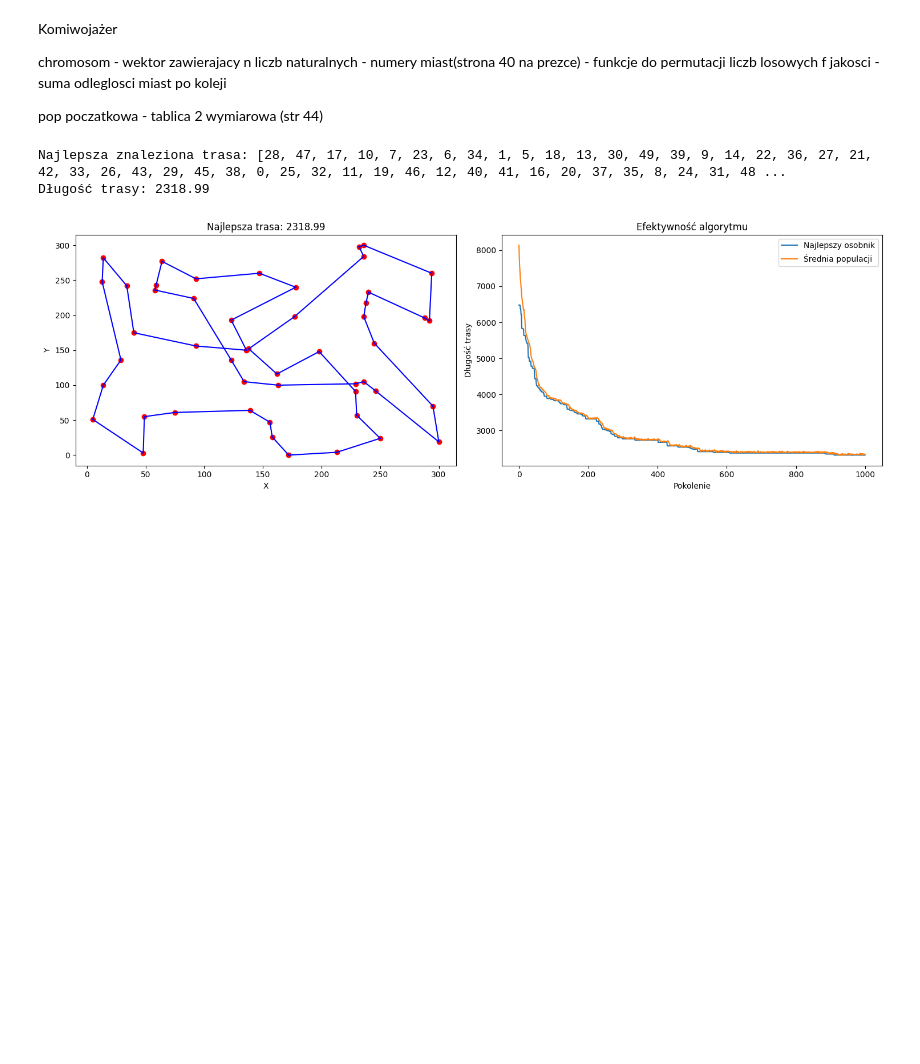
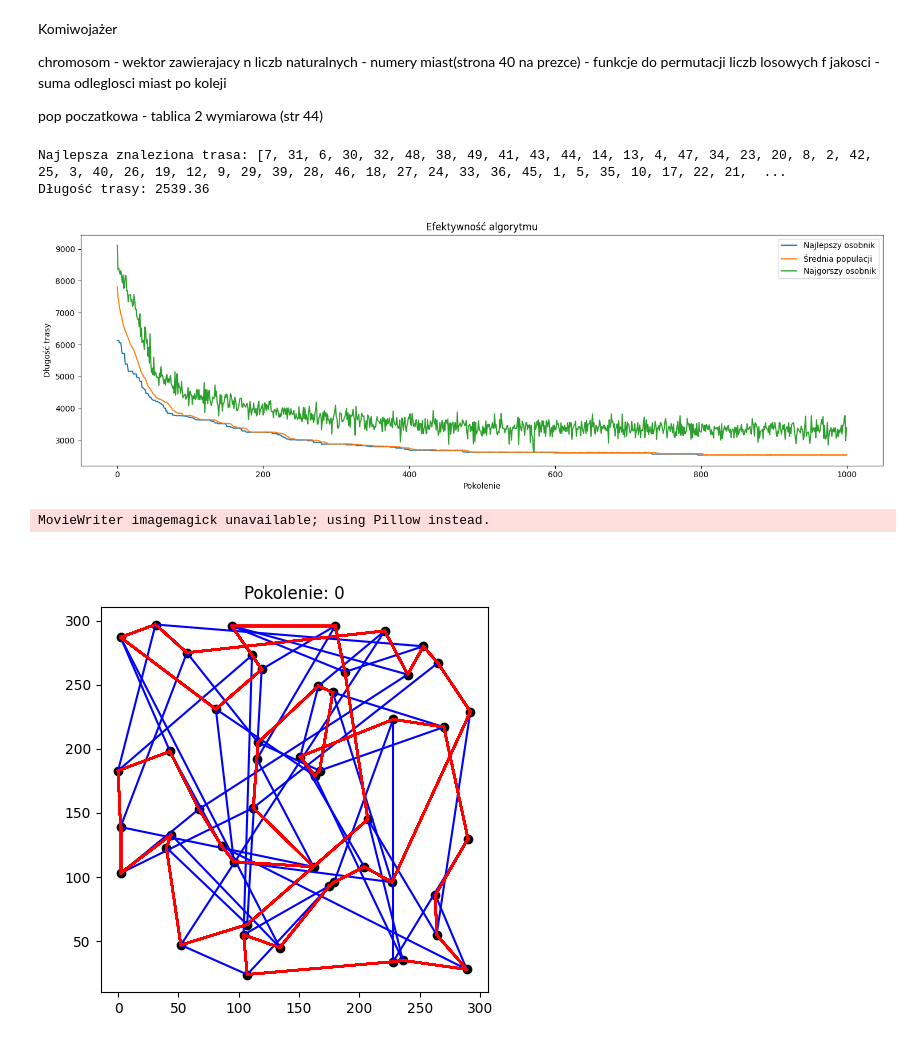
Before and after one commit to coalbush03/algorytmy-genetyczne, a Jupyter notebook: alg_genetyczne.ipynb, the cells around one changed output. Saved outputs shown, nothing was run; the diff lists cells and outputs as text; code cells hidden in the pictures; blank space fills up the shorter version.

```diff
--- a/alg_genetyczne.ipynb
+++ b/alg_genetyczne.ipynb
@@ -148,7 +148,7 @@ def mutation(individual, mutation_rate=0.05):
 # %%
 #algorytm genetyczny
 def genetic_algorithm(cities, pop_size=50, generations=100, mutation_rate=0.1):
-    """Algorytm genetyczny - główna funkcja, która wykonuje algorytm genetyczny
+    """główna funkcja, która wykonuje algorytm genetyczny
     cities - lista miast (x, y)
     pop_size - liczba osobników w populacji
     generations - liczba pokoleń
@@ -160,6 +160,7 @@ def genetic_algorithm(cities, pop_size=50, generations=100, mutation_rate=0.1):
     DistanceMatrix = calculate_distance_matrix(cities)
     best_fitness_history = []
     avg_fitness_history = []
+    min_fitness_history = []
     best_route_history = []
 
     for gen in range(generations):
@@ -167,8 +168,10 @@ def genetic_algorithm(cities, pop_size=50, generations=100, mutation_rate=0.1):
         fitness_scores = [fitness(ind, DistanceMatrix) for ind in population]
         best_fitness = min(fitness_scores)
         avg_fitness = sum(fitness_scores) / len(fitness_scores)
+        min_fitness=max(fitness_scores)
         best_fitness_history.append(best_fitness)
         avg_fitness_history.append(avg_fitness)
+        min_fitness_history.append(min_fitness)
 
         best_route_index = np.argmin(fitness_scores)
         best_route = population[best_route_index]
@@ -201,4 +204,4 @@ def genetic_algorithm(cities, pop_size=50, generations=100, mutation_rate=0.1):
     best_individual = population[best_index]
     best_distance = fitness(best_individual, DistanceMatrix)
 
-    return best_individual, best_distance, best_fitness_history, avg_fitness_history, best_route_history
+    return best_individual, best_distance, best_fitness_history, avg_fitness_history, best_route_history, min_fitness_history
@@ -237,34 +262,30 @@ def plot_results(cities, best_route, fitness_history, avg_fitness_history):
 # %%
 # Parametry algorytmu
 num_cities = 50
-pop_size = 100
+pop_size = 300
 generations = 1000
-mutation_rate = 0.1
-elite_size = 2
+mutation_rate = 0.05
 
 
-# Generowanie miast i uruchomienie algorytmu
 cities = generate_cities(num_cities, x_range=(0, 301), y_range=(0, 301))
 
+best_route, best_distance, best_fitness_history,avg_fitness_history,route_history,min_fitness_history = genetic_algorithm( cities,
+pop_size, generations, mutation_rate)
 
 
-best_route, best_distance, best_fitness_history,avg_fitness_history,route_history = genetic_algorithm( cities,
-pop_size, generations, mutation_rate)
-
-# best_route, best_distance, best_history, avg_history = genetic_algorithm(
-#     cities, pop_size, generations, mutation_rate
-# )
-
-# Wyświetlenie wyników
 print(f"Najlepsza znaleziona trasa: {best_route}")
 print(f"Długość trasy: {best_distance:.2f}")
 
-# Wizualizacja
+plot_results(best_fitness_history, avg_fitness_history,min_fitness_history)
 
 
-
-plot_results(cities, best_route, best_fitness_history, avg_fitness_history)
+animate_route(cities, route_history, filename='route_animation.gif')
+from IPython.display import Image
+from IPython.display import display
+display(Image(filename='route_animation.gif'))
 # %% [output]
-Najlepsza znaleziona trasa: [28, 47, 17, 10, 7, 23, 6, 34, 1, 5, 18, 13, 30, 49, 39, 9, 14, 22, 36, 27, 21, 42, 33, 26, 43, 29, 45, 38, 0, 25, 32, 11, 19, 46, 12, 40, 41, 16, 20, 37, 35, 8, 24, 31, 48 ...
-Długość trasy: 2318.99
+Najlepsza znaleziona trasa: [7, 31, 6, 30, 32, 48, 38, 49, 41, 43, 44, 14, 13, 4, 47, 34, 23, 20, 8, 2, 42, 25, 3, 40, 26, 19, 12, 9, 29, 39, 28, 46, 18, 27, 24, 33, 36, 45, 1, 5, 35, 10, 17, 22, 21,  ...
+Długość trasy: 2539.36
-[figure, old version]
+[figure, new version]
+MovieWriter imagemagick unavailable; using Pillow instead.
+[figure, added]
```
Also changed, not shown: parts of 3 cells of this notebook, 1 other file.
